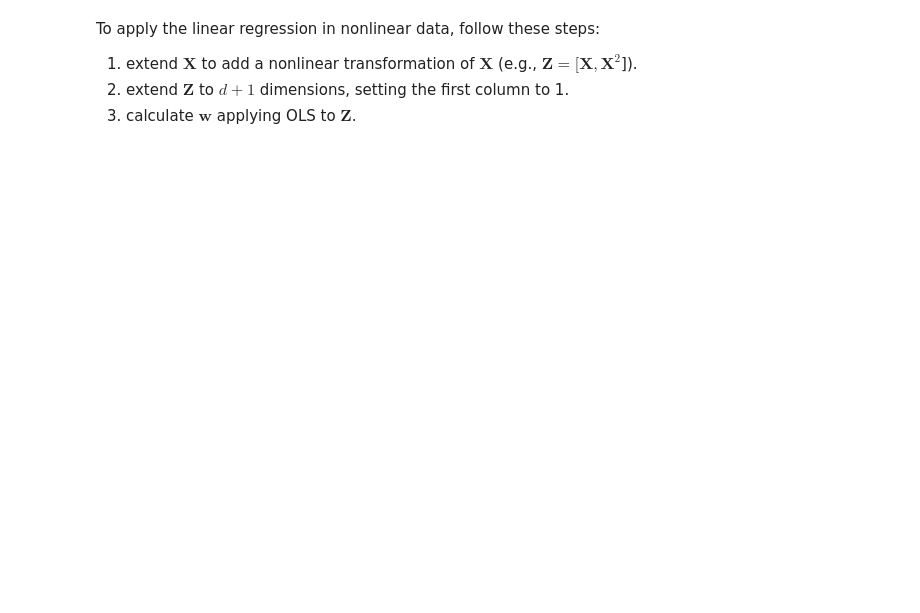
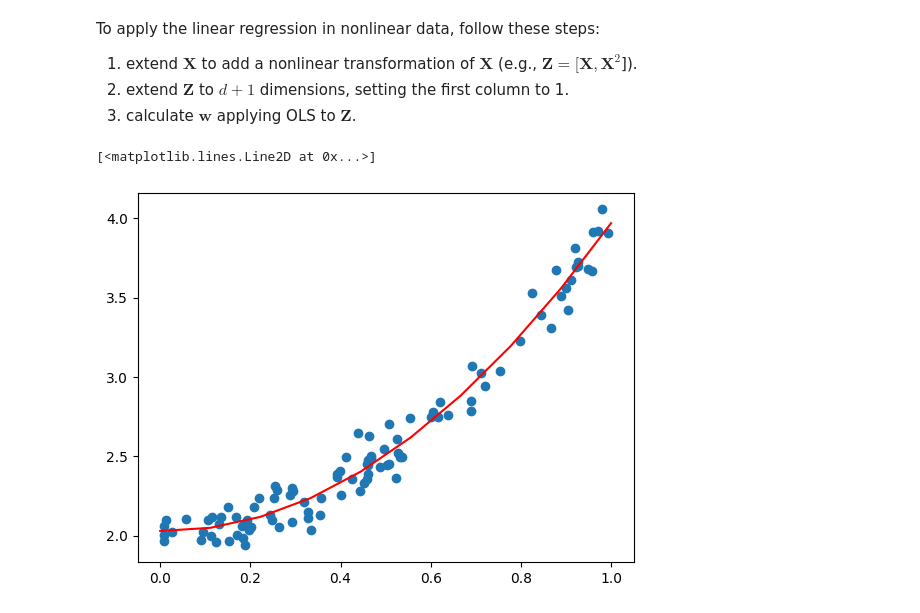
Before and after one commit to charaf19/TP-MASTER, a Jupyter notebook: MACHINE LEARNING MASD/TP2.ipynb, the cells around one changed output. Drawn from its saved outputs; the diff is of its cells as text; code cells hidden in the pictures; blank space fills up the shorter version.

```diff
--- a/MACHINE LEARNING MASD/TP2.ipynb
+++ b/MACHINE LEARNING MASD/TP2.ipynb
@@ -781,0 +830,11 @@ To apply the linear regression in nonlinear data, follow these steps:
+# %%
+# YOUR CODE HERE
+Z = np.concatenate([np.ones((X.shape[0], 1)), X, X**2], axis=1)
+w = np.linalg.inv(Z.T.dot(Z)).dot(Z.T).dot(y)
+scatter(X, y)
+
+x_plot = np.linspace(0, 1, 10)
+plot(x_plot, w[0] + w[1] * x_plot + w[2] * x_plot**2, 'r-')
+# %% [output]
+[<matplotlib.lines.Line2D at 0x...>]
+[figure, added]
```
Also changed, not shown: parts of 38 cells of this notebook.
